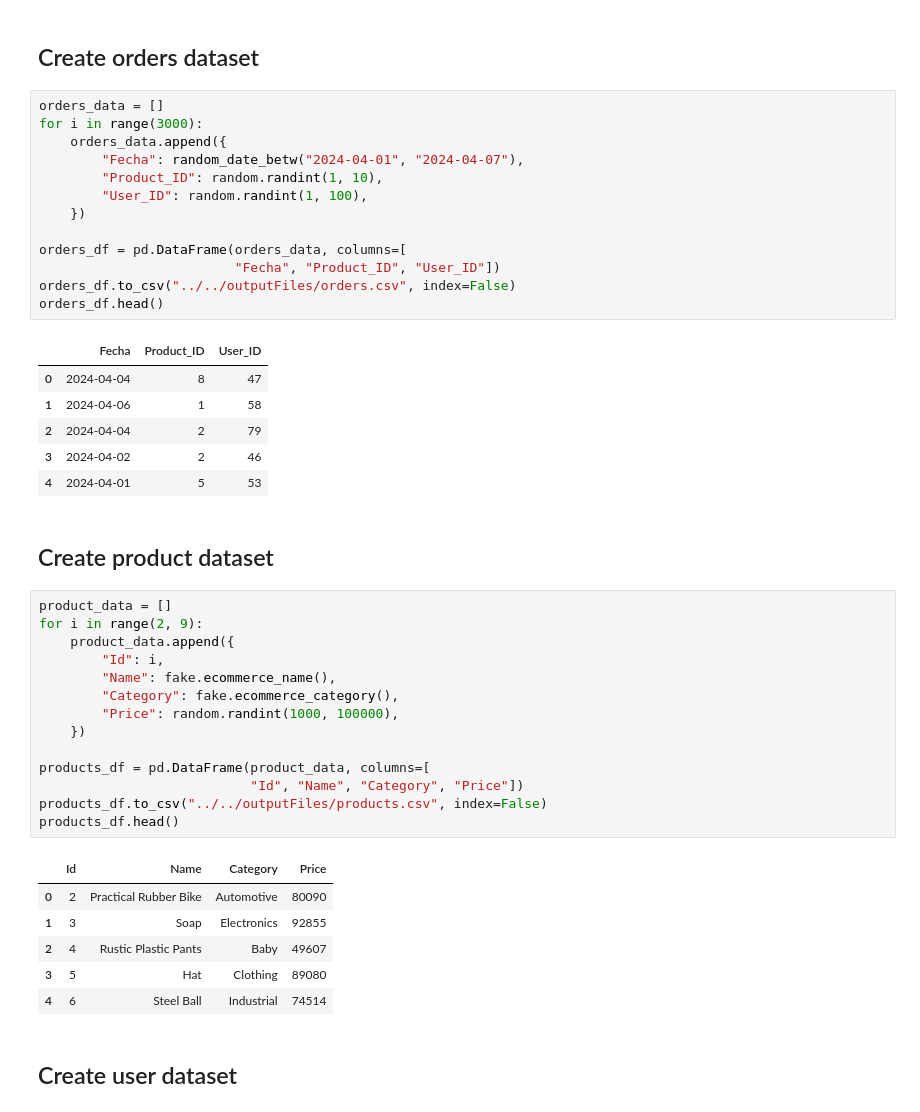
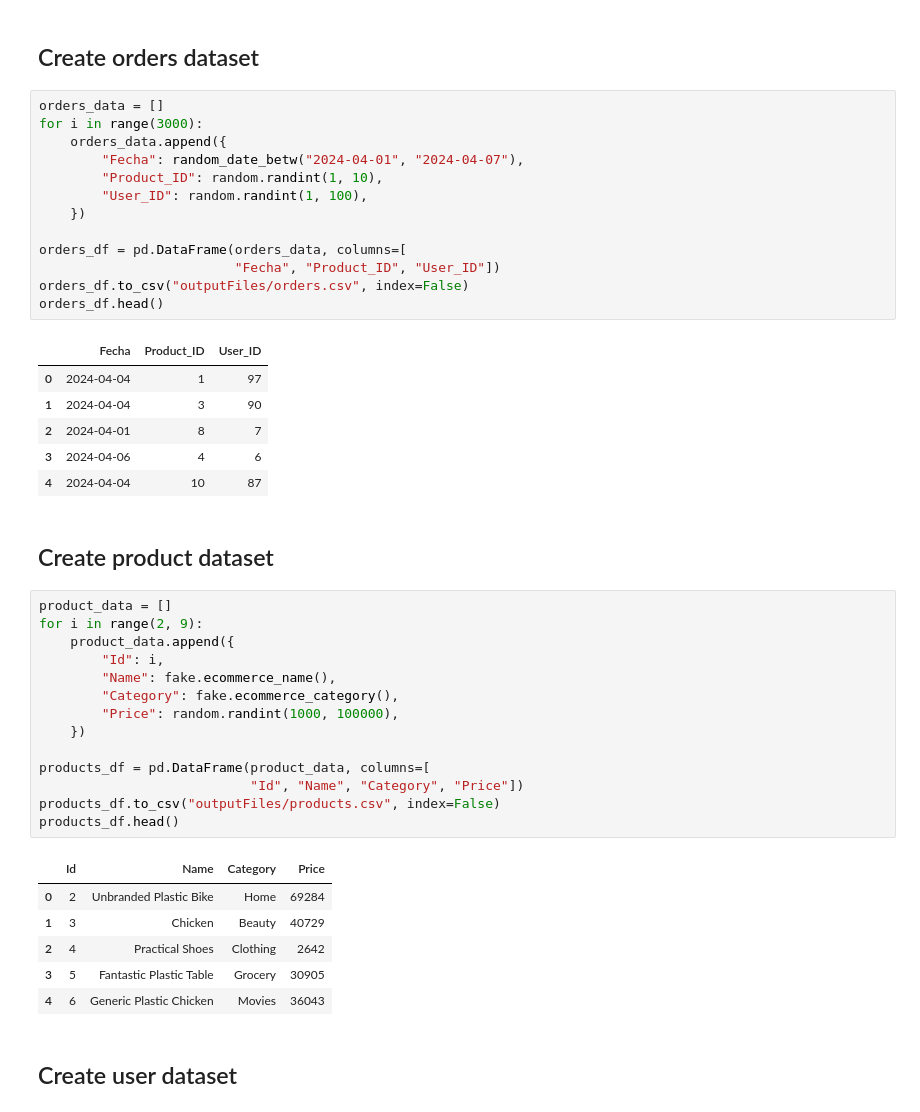
Before and after one commit to manliot/ETL-orders, a Jupyter notebook: dags/utils/create_data_source.ipynb, the cells around one changed output. Saved outputs shown, nothing was run; the diff lists cells and outputs as text.

Commit message:
chore: change output file path

```diff
--- a/dags/utils/create_data_source.ipynb
+++ b/dags/utils/create_data_source.ipynb
@@ -23,38 +23,38 @@ for i in range(3000):
 
 orders_df = pd.DataFrame(orders_data, columns=[
                          "Fecha", "Product_ID", "User_ID"])
-orders_df.to_csv("../../outputFiles/orders.csv", index=False)
+orders_df.to_csv("outputFiles/orders.csv", index=False)
 orders_df.head()
 # %% [output]
 |  | Fecha | Product_ID | User_ID |
-| 0 | 2024-04-04 | 8 | 47 |
-| 1 | 2024-04-06 | 1 | 58 |
-| 2 | 2024-04-04 | 2 | 79 |
-| 3 | 2024-04-02 | 2 | 46 |
-| 4 | 2024-04-01 | 5 | 53 |
+| 0 | 2024-04-04 | 1 | 97 |
+| 1 | 2024-04-04 | 3 | 90 |
+| 2 | 2024-04-01 | 8 | 7 |
+| 3 | 2024-04-06 | 4 | 6 |
+| 4 | 2024-04-04 | 10 | 87 |
 # %% [markdown]
 ## Create product dataset
 # %%
 product_data = []
 for i in range(2, 9):
     product_data.append({
         "Id": i,
         "Name": fake.ecommerce_name(),
         "Category": fake.ecommerce_category(),
         "Price": random.randint(1000, 100000),
     })
 
 products_df = pd.DataFrame(product_data, columns=[
                            "Id", "Name", "Category", "Price"])
-products_df.to_csv("../../outputFiles/products.csv", index=False)
+products_df.to_csv("outputFiles/products.csv", index=False)
 products_df.head()
 # %% [output]
 |  | Id | Name | Category | Price |
-| 0 | 2 | Practical Rubber Bike | Automotive | 80090 |
-| 1 | 3 | Soap | Electronics | 92855 |
-| 2 | 4 | Rustic Plastic Pants | Baby | 49607 |
-| 3 | 5 | Hat | Clothing | 89080 |
-| 4 | 6 | Steel Ball | Industrial | 74514 |
+| 0 | 2 | Unbranded Plastic Bike | Home | 69284 |
+| 1 | 3 | Chicken | Beauty | 40729 |
+| 2 | 4 | Practical Shoes | Clothing | 2642 |
+| 3 | 5 | Fantastic Plastic Table | Grocery | 30905 |
+| 4 | 6 | Generic Plastic Chicken | Movies | 36043 |
 # %% [markdown]
 ## Create user dataset
 # %%
```
Also changed, not shown: parts of 2 cells of this notebook.
